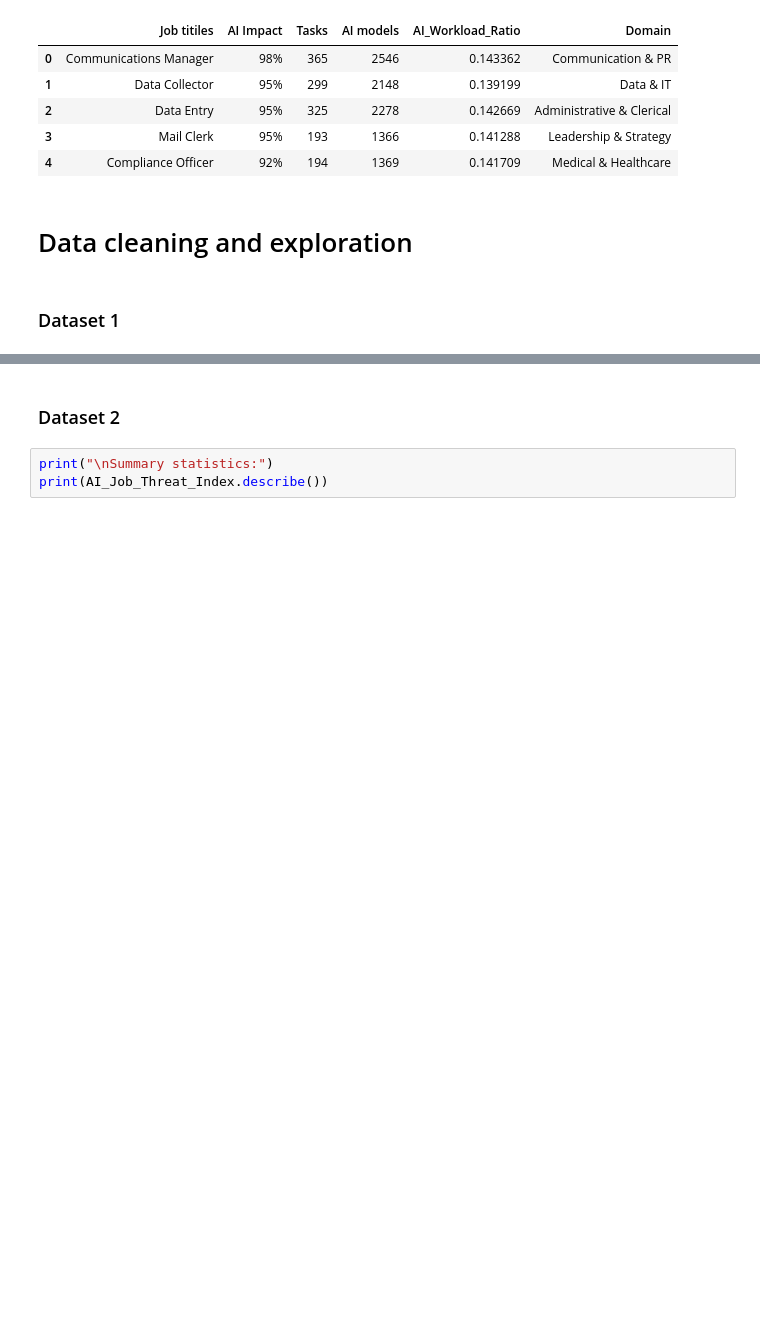
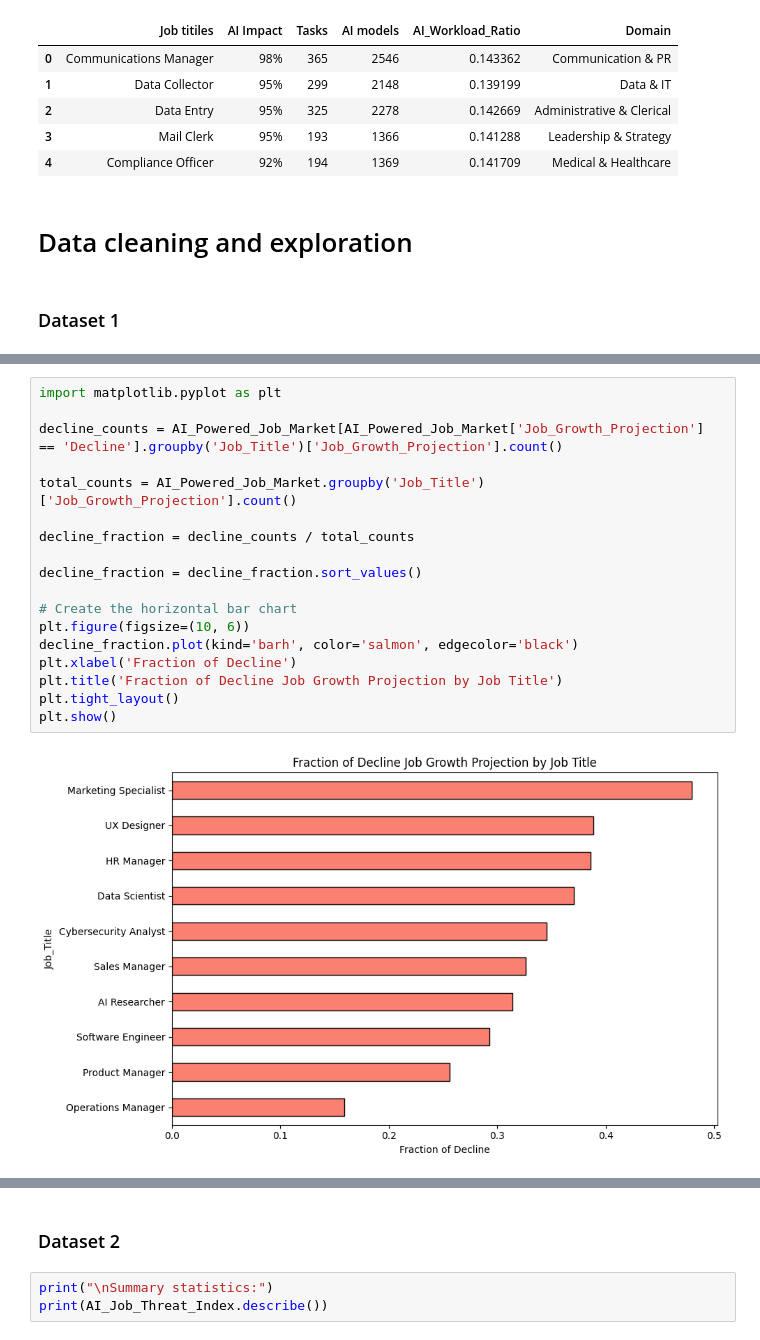
Before and after one commit to adrianapsay/math189finalproject, a Jupyter notebook: jessie.ipynb, the cells around one changed output, grey strips where cells are left out. Drawn from its saved outputs; the diff is of its cells as text; blank space fills up the shorter version.

```diff
--- a/jessie.ipynb
+++ b/jessie.ipynb
@@ -31,0 +144,20 @@ AI_Job_Threat_Index.head()
+# %%
+import matplotlib.pyplot as plt
+
+decline_counts = AI_Powered_Job_Market[AI_Powered_Job_Market['Job_Growth_Projection'] == 'Decline'].groupby('Job_Title')['Job_Growth_Projection'].count()
+
+total_counts = AI_Powered_Job_Market.groupby('Job_Title')['Job_Growth_Projection'].count()
+
+decline_fraction = decline_counts / total_counts
+
+decline_fraction = decline_fraction.sort_values()
+
+# Create the horizontal bar chart
+plt.figure(figsize=(10, 6))
+decline_fraction.plot(kind='barh', color='salmon', edgecolor='black')
+plt.xlabel('Fraction of Decline')
+plt.title('Fraction of Decline Job Growth Projection by Job Title')
+plt.tight_layout()
+plt.show()
+# %% [output]
+[figure, added]
```
Also changed, not shown: parts of 20 cells of this notebook.
